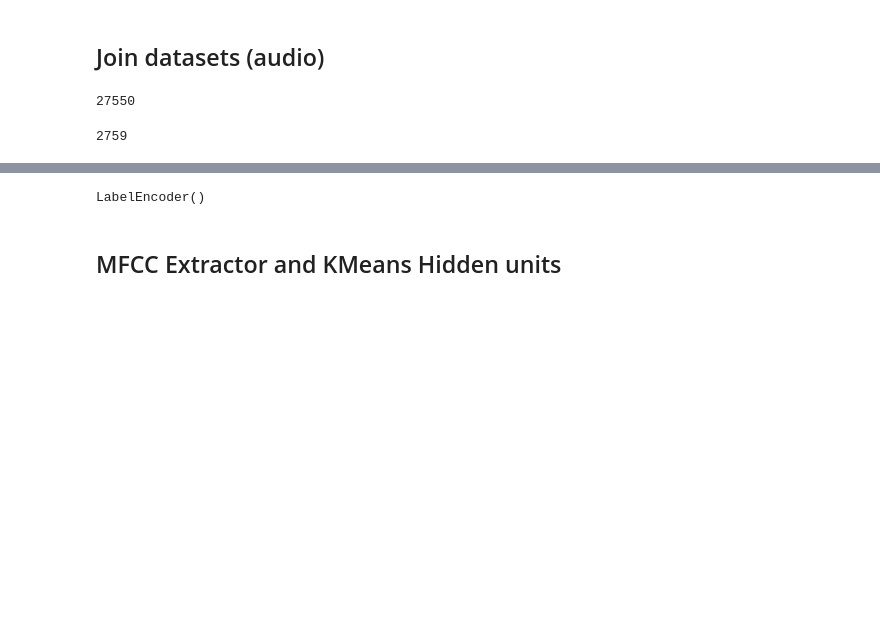
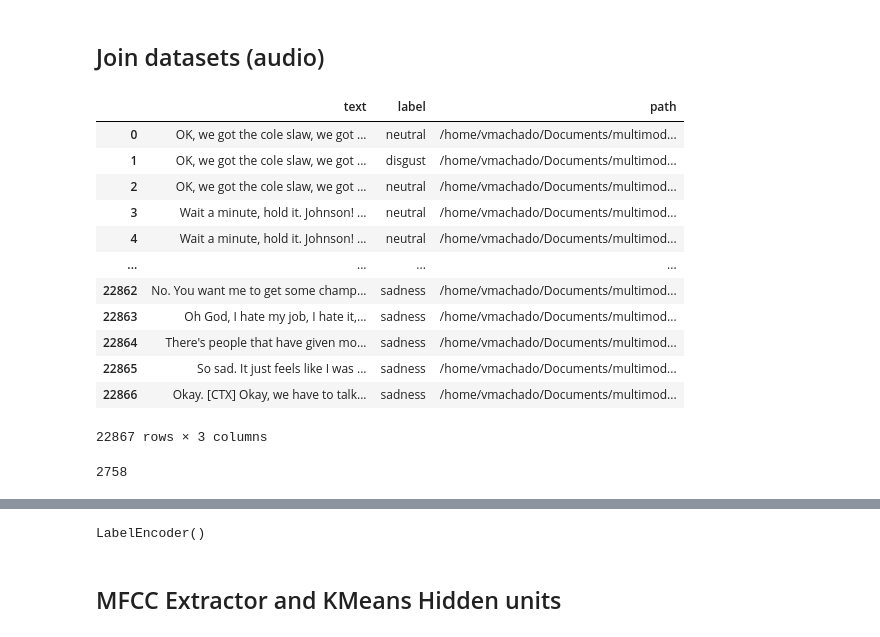
Before and after one commit to machadoprx/c4ai_audio_text_clip, a Jupyter notebook: c4ai_emotions_audio_text_clip_e2e_AUDIO_ENCODER.ipynb, the cells around one changed output, grey strips where cells are left out. Saved outputs shown, nothing was run; the diff lists cells and outputs as text; code cells hidden in the pictures; blank space fills up the shorter version.

```diff
--- a/c4ai_emotions_audio_text_clip_e2e_AUDIO_ENCODER.ipynb
+++ b/c4ai_emotions_audio_text_clip_e2e_AUDIO_ENCODER.ipynb
@@ -151,0 +114,7 @@ Index(['text', 'path', 'label', 'split'], dtype='object')
+# %%
+disg = train_df_erc[train_df_erc["label"] == "disgust"].sample(2000, replace=True, random_state=0)
+fear = train_df_erc[train_df_erc["label"] == "fear"].sample(2000, replace=True, random_state=0)
+sadness = train_df_erc[train_df_erc["label"] == "sadness"].sample(1500, replace=True, random_state=0)
+surprise = train_df_erc[train_df_erc["label"] == "surprise"].sample(1500, replace=True, random_state=0)
+# %%
+train_df_erc_resampled = pd.concat([train_df_erc, disg, fear, surprise, sadness]).reset_index(drop=True)
@@ -159,0 +139,2 @@ df_dev_audio = pd.concat([df_iemocap_test[['text', 'path', 'label']], df_meld_de
+# %%
+df_train = train_df_erc_resampled
@@ -160,8 +143,20 @@ df_dev_audio = pd.concat([df_iemocap_test[['text', 'path', 'label']], df_meld_de
+# %%
+df_train
+# %% [output]
+|  | text | label | path |
+| 0 | OK, we got the cole slaw, we got ... | neutral | /home/vmachado/Documents/multimod... |
+| 1 | OK, we got the cole slaw, we got ... | disgust | /home/vmachado/Documents/multimod... |
+| 2 | OK, we got the cole slaw, we got ... | neutral | /home/vmachado/Documents/multimod... |
+| 3 | Wait a minute, hold it. Johnson! ... | neutral | /home/vmachado/Documents/multimod... |
+| 4 | Wait a minute, hold it. Johnson! ... | neutral | /home/vmachado/Documents/multimod... |
+| ... | ... | ... | ... |
+| 22862 | No. You want me to get some champ... | sadness | /home/vmachado/Documents/multimod... |
+| 22863 | Oh God, I hate my job, I hate it,... | sadness | /home/vmachado/Documents/multimod... |
+| 22864 | There's people that have given mo... | sadness | /home/vmachado/Documents/multimod... |
+| 22865 | So sad. It just feels like I was ... | sadness | /home/vmachado/Documents/multimod... |
+| 22866 | Okay. [CTX] Okay, we have to talk... | sadness | /home/vmachado/Documents/multimod... |
+22867 rows × 3 columns
 # %%
-len(df_train_audio)
+len(df_dev)
 # %% [output]
-27550
+2758
-# %%
-len(df_dev_audio)
-# %% [output]
-2759
```
Also changed, not shown: parts of 128 cells of this notebook, 1 other file.
